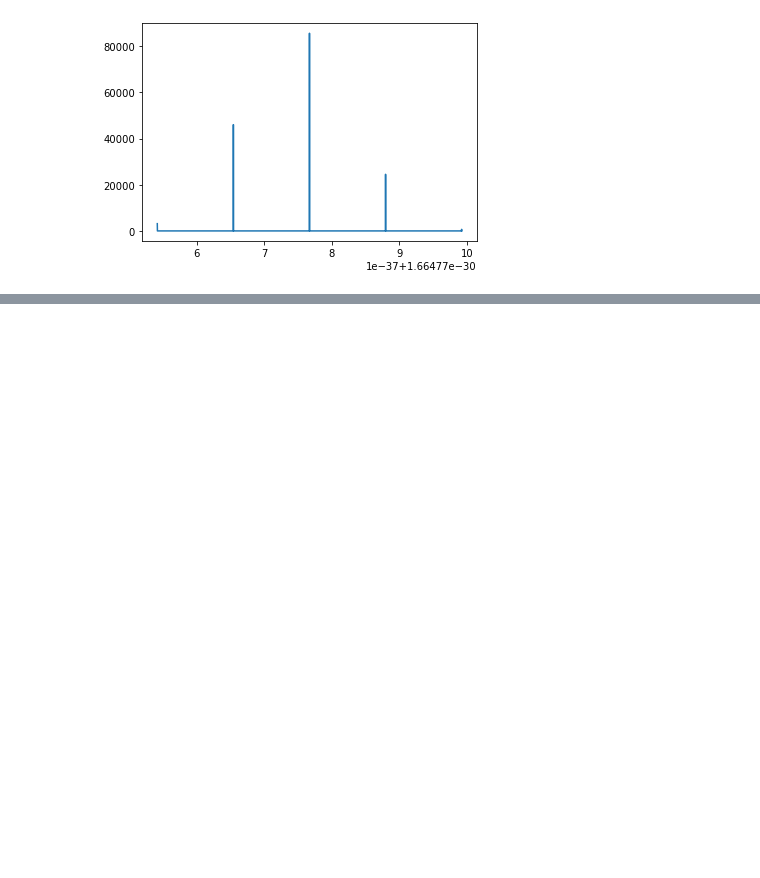
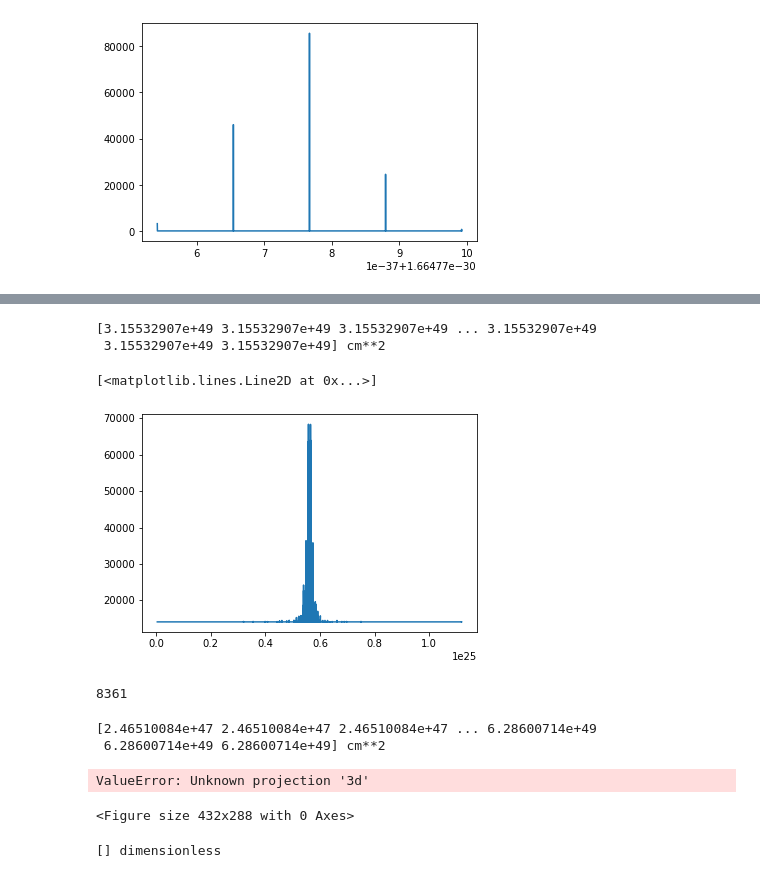
Before and after one commit to cavestruz/croc_CII, a Jupyter notebook: Notebook/Raziq_Working_Notebook.ipynb, the cells around one changed output, grey strips where cells are left out. Saved outputs shown, nothing was run; the diff lists cells and outputs as text; code cells hidden in the pictures; blank space fills up the shorter version.

```diff
--- a/Notebook/Raziq_Working_Notebook.ipynb
+++ b/Notebook/Raziq_Working_Notebook.ipynb
@@ -118,0 +130,21 @@ yt : [INFO     ] 2019-11-07 16:37:43,956 Making a fixed resolution buffer of (('
+# %%
+print(line_of_sight_test['z'])
+# %% [output]
+[3.15532907e+49 3.15532907e+49 3.15532907e+49 ... 3.15532907e+49
+ 3.15532907e+49 3.15532907e+49] cm**2
+# %%
+plt.plot(line_of_sight_test['x']/np.sqrt(line_of_sight_test['z']),line_of_sight_test['temperature']//np.sqrt(line_of_sight_test['z']))
+# %% [output]
+[<matplotlib.lines.Line2D at 0x...>]
+[figure, added]
+# %%
+X= line_of_sight_test['x']
+Y= line_of_sight_test['y']
+print(len(np.unique(X)))
+# %% [output]
+8361
+# %%
+print(X)
+# %% [output]
+[2.46510084e+47 2.46510084e+47 2.46510084e+47 ... 6.28600714e+49
+ 6.28600714e+49 6.28600714e+49] cm**2
@@ -118,0 +153,13 @@ yt : [INFO     ] 2019-11-07 16:37:43,956 Making a fixed resolution buffer of (('
+# %%
+fig, ax = plt.subplots(subplot_kw=dict(projection='3d'))
+
+# ls = LightSource(270, 45)
+# To use a custom hillshading mode, override the built-in shading and pass
+# in the rgb colors of the shaded surface calculated from "shade".
+# rgb = ls.shade(z, cmap=cm.gist_earth, vert_exag=0.1, blend_mode='soft')
+surf = ax.plot_surface(x, y, z)
+
+plt.show()
+# %% [output]
+ValueError: Unknown projection '3d'
+<Figure size 432x288 with 0 Axes>
@@ -118,0 +168,4 @@ yt : [INFO     ] 2019-11-07 16:37:43,956 Making a fixed resolution buffer of (('
+# %%
+print(ortho_ray['pressure'])
+# %% [output]
+[] dimensionless
```
Also changed, not shown: parts of 12 cells of this notebook.
